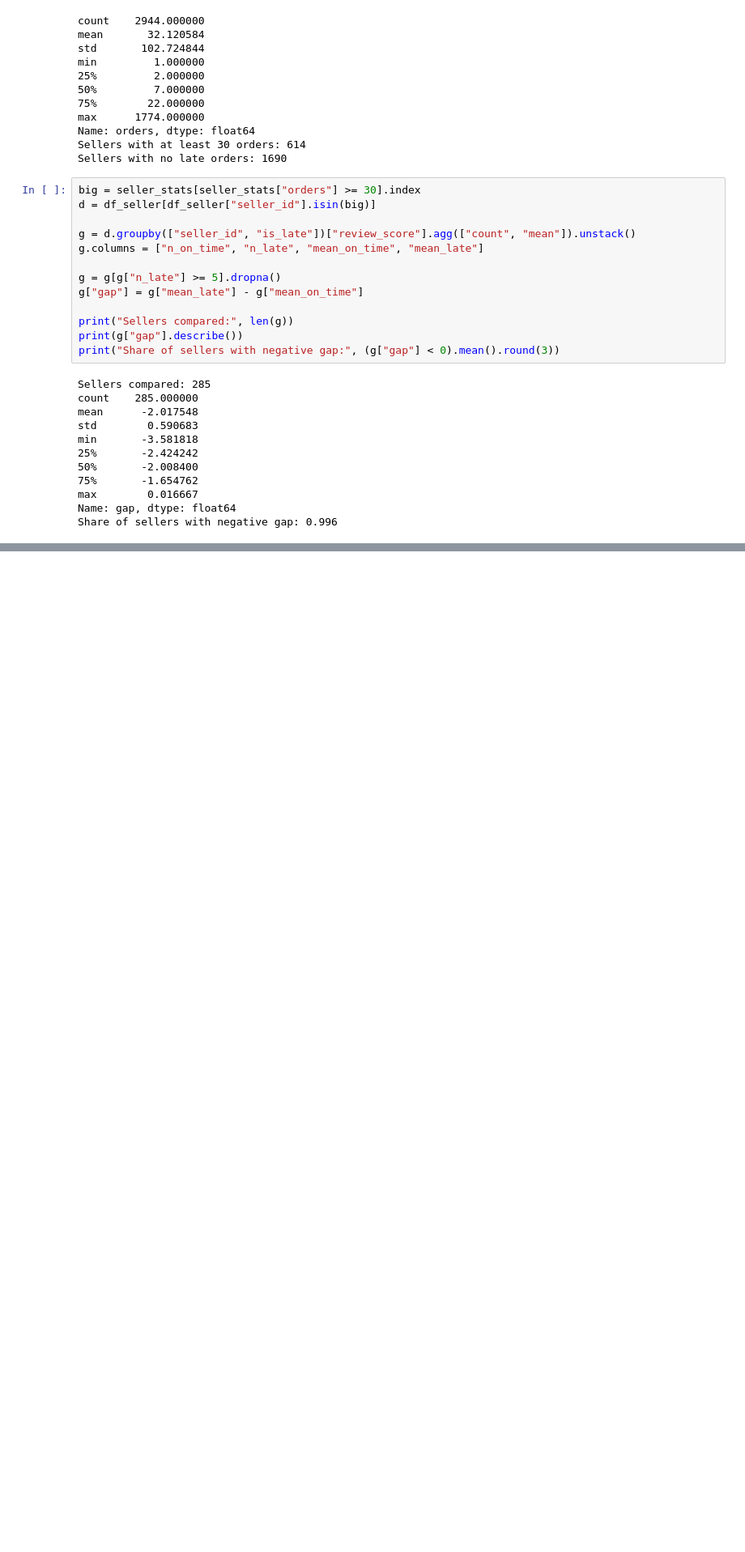
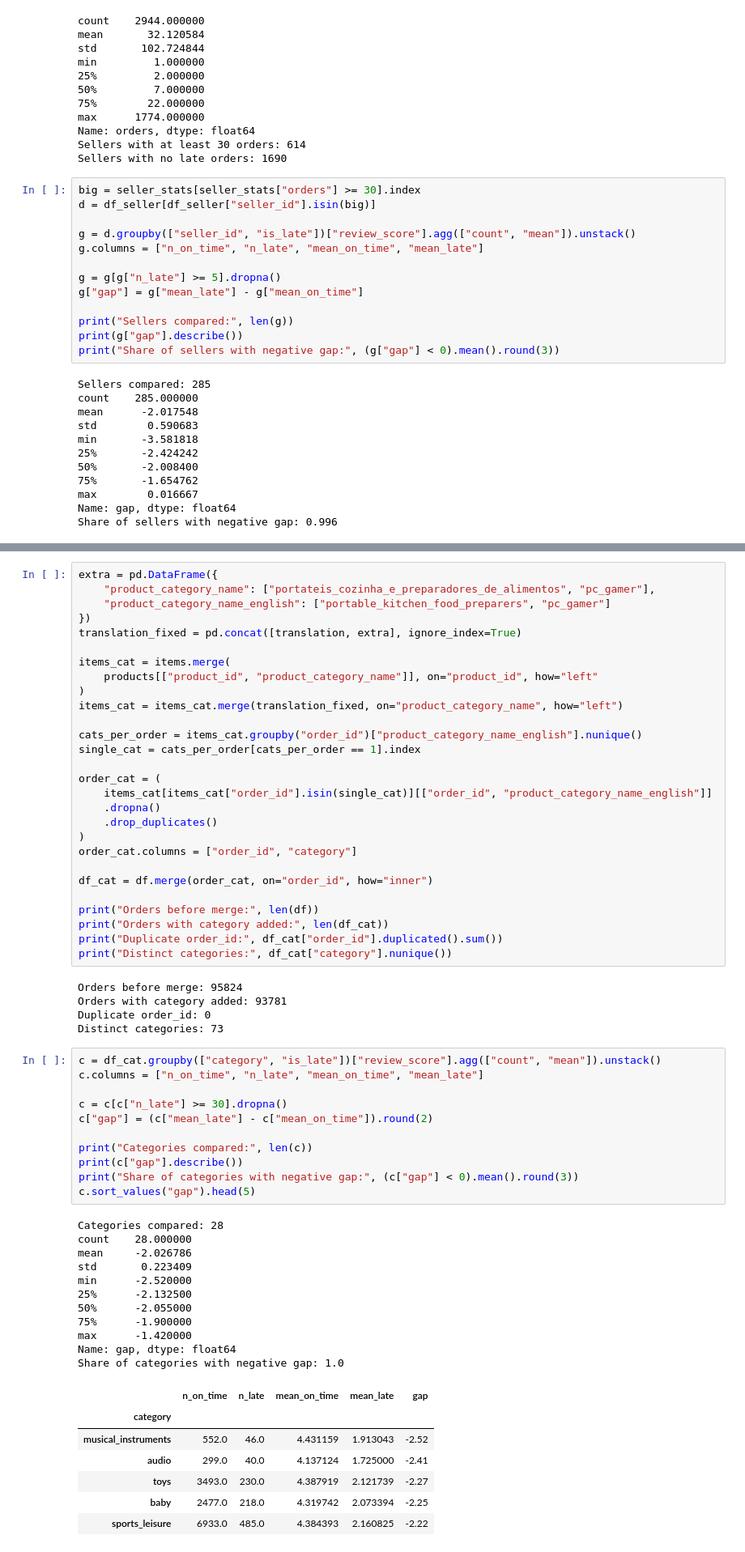
Before and after one commit to senamekikoglu/olist-delivery-satisfaction-analysis, a Jupyter notebook: notebooks/01_data_exploration.ipynb, the cells around one changed output, grey strips where cells are left out. Shown at 81% size. Saved outputs shown, nothing was run; the diff lists cells and outputs as text; blank space fills up the shorter version.

Commit message:
Add product category analysis

```diff
--- a/notebooks/01_data_exploration.ipynb
+++ b/notebooks/01_data_exploration.ipynb
@@ -344,0 +378,63 @@ Share of sellers with negative gap: 0.996
+# %%
+extra = pd.DataFrame({
+    "product_category_name": ["portateis_cozinha_e_preparadores_de_alimentos", "pc_gamer"],
+    "product_category_name_english": ["portable_kitchen_food_preparers", "pc_gamer"]
+})
+translation_fixed = pd.concat([translation, extra], ignore_index=True)
+
+items_cat = items.merge(
+    products[["product_id", "product_category_name"]], on="product_id", how="left"
+)
+items_cat = items_cat.merge(translation_fixed, on="product_category_name", how="left")
+
+cats_per_order = items_cat.groupby("order_id")["product_category_name_english"].nunique()
+single_cat = cats_per_order[cats_per_order == 1].index
+
+order_cat = (
+    items_cat[items_cat["order_id"].isin(single_cat)][["order_id", "product_category_name_english"]]
+    .dropna()
+    .drop_duplicates()
+)
+order_cat.columns = ["order_id", "category"]
+
+df_cat = df.merge(order_cat, on="order_id", how="inner")
+
+print("Orders before merge:", len(df))
+print("Orders with category added:", len(df_cat))
+print("Duplicate order_id:", df_cat["order_id"].duplicated().sum())
+print("Distinct categories:", df_cat["category"].nunique())
+# %% [output]
+Orders before merge: 95824
+Orders with category added: 93781
+Duplicate order_id: 0
+Distinct categories: 73
+# %%
+c = df_cat.groupby(["category", "is_late"])["review_score"].agg(["count", "mean"]).unstack()
+c.columns = ["n_on_time", "n_late", "mean_on_time", "mean_late"]
+
+c = c[c["n_late"] >= 30].dropna()
+c["gap"] = (c["mean_late"] - c["mean_on_time"]).round(2)
+
+print("Categories compared:", len(c))
+print(c["gap"].describe())
+print("Share of categories with negative gap:", (c["gap"] < 0).mean().round(3))
+c.sort_values("gap").head(5)
+# %% [output]
+Categories compared: 28
+count    28.000000
+mean     -2.026786
+std       0.223409
+min      -2.520000
+25%      -2.132500
+50%      -2.055000
+75%      -1.900000
+max      -1.420000
+Name: gap, dtype: float64
+Share of categories with negative gap: 1.0
+|  | n_on_time | n_late | mean_on_time | mean_late | gap |
+| category |  |  |  |  |  |
+| musical_instruments | 552.0 | 46.0 | 4.431159 | 1.913043 | -2.52 |
+| audio | 299.0 | 40.0 | 4.137124 | 1.725000 | -2.41 |
+| toys | 3493.0 | 230.0 | 4.387919 | 2.121739 | -2.27 |
+| baby | 2477.0 | 218.0 | 4.319742 | 2.073394 | -2.25 |
+| sports_leisure | 6933.0 | 485.0 | 4.384393 | 2.160825 | -2.22 |
```
Also changed, not shown: parts of 2 cells of this notebook, 1 other file.
